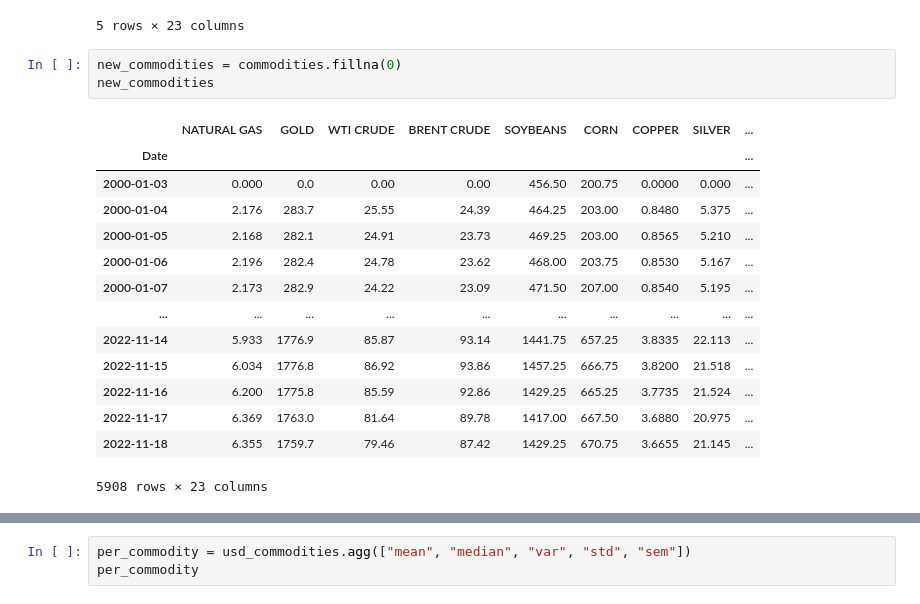
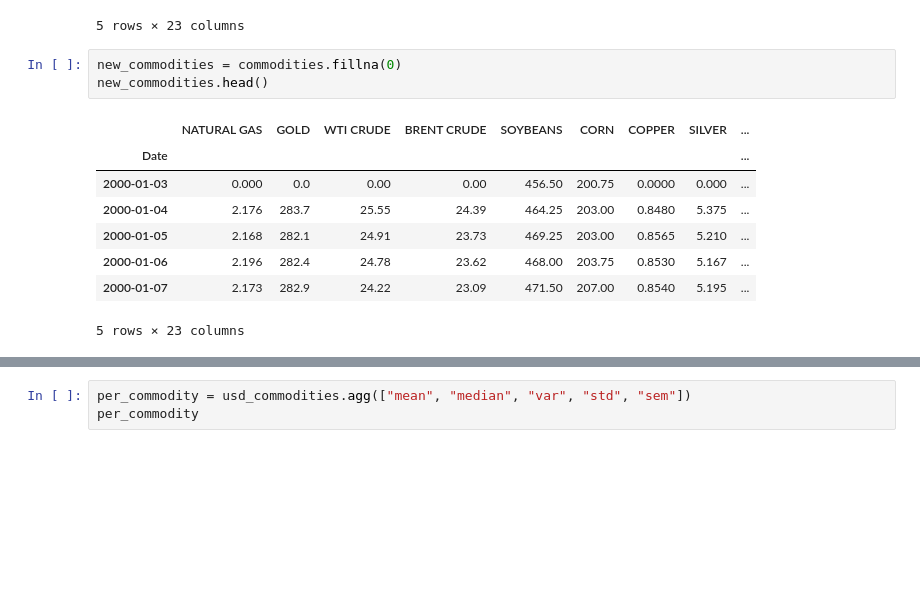
Before and after one commit to dylanmcgullam/Group-Project-1, a Jupyter notebook: commodities.ipynb, the cells around one changed output, grey strips where cells are left out. Cells and saved outputs as stored; diff of their text form; blank space fills up the shorter version.

```diff
--- a/commodities.ipynb
+++ b/commodities.ipynb
@@ -19,22 +19,16 @@ commodities.head()
 5 rows × 23 columns
 # %%
 new_commodities = commodities.fillna(0)
-new_commodities
+new_commodities.head()
 # %% [output]
 |  | NATURAL GAS | GOLD | WTI CRUDE | BRENT CRUDE | SOYBEANS | CORN | COPPER | SILVER | ... |
 | Date |  |  |  |  |  |  |  |  | ... |
 | 2000-01-03 | 0.000 | 0.0 | 0.00 | 0.00 | 456.50 | 200.75 | 0.0000 | 0.000 | ... |
 | 2000-01-04 | 2.176 | 283.7 | 25.55 | 24.39 | 464.25 | 203.00 | 0.8480 | 5.375 | ... |
 | 2000-01-05 | 2.168 | 282.1 | 24.91 | 23.73 | 469.25 | 203.00 | 0.8565 | 5.210 | ... |
 | 2000-01-06 | 2.196 | 282.4 | 24.78 | 23.62 | 468.00 | 203.75 | 0.8530 | 5.167 | ... |
 | 2000-01-07 | 2.173 | 282.9 | 24.22 | 23.09 | 471.50 | 207.00 | 0.8540 | 5.195 | ... |
-| ... | ... | ... | ... | ... | ... | ... | ... | ... | ... |
-| 2022-11-14 | 5.933 | 1776.9 | 85.87 | 93.14 | 1441.75 | 657.25 | 3.8335 | 22.113 | ... |
-| 2022-11-15 | 6.034 | 1776.8 | 86.92 | 93.86 | 1457.25 | 666.75 | 3.8200 | 21.518 | ... |
-| 2022-11-16 | 6.200 | 1775.8 | 85.59 | 92.86 | 1429.25 | 665.25 | 3.7735 | 21.524 | ... |
-| 2022-11-17 | 6.369 | 1763.0 | 81.64 | 89.78 | 1417.00 | 667.50 | 3.6880 | 20.975 | ... |
-| 2022-11-18 | 6.355 | 1759.7 | 79.46 | 87.42 | 1429.25 | 670.75 | 3.6655 | 21.145 | ... |
-5908 rows × 23 columns
+5 rows × 23 columns
 # %%
 eur_to_usd = 1.09
 usd_commodities = new_commodities*eur_to_usd
```
Also changed, not shown: parts of 20 cells of this notebook, 9 other files.
